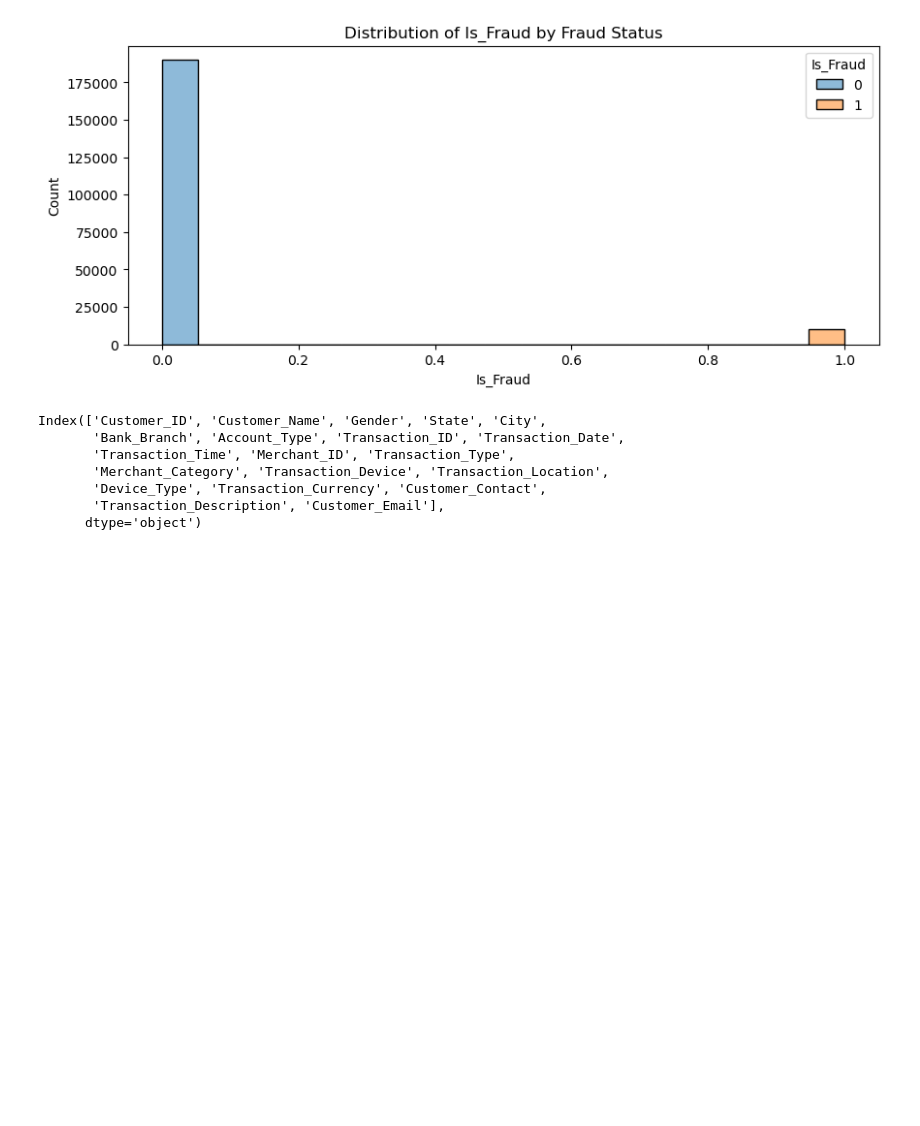
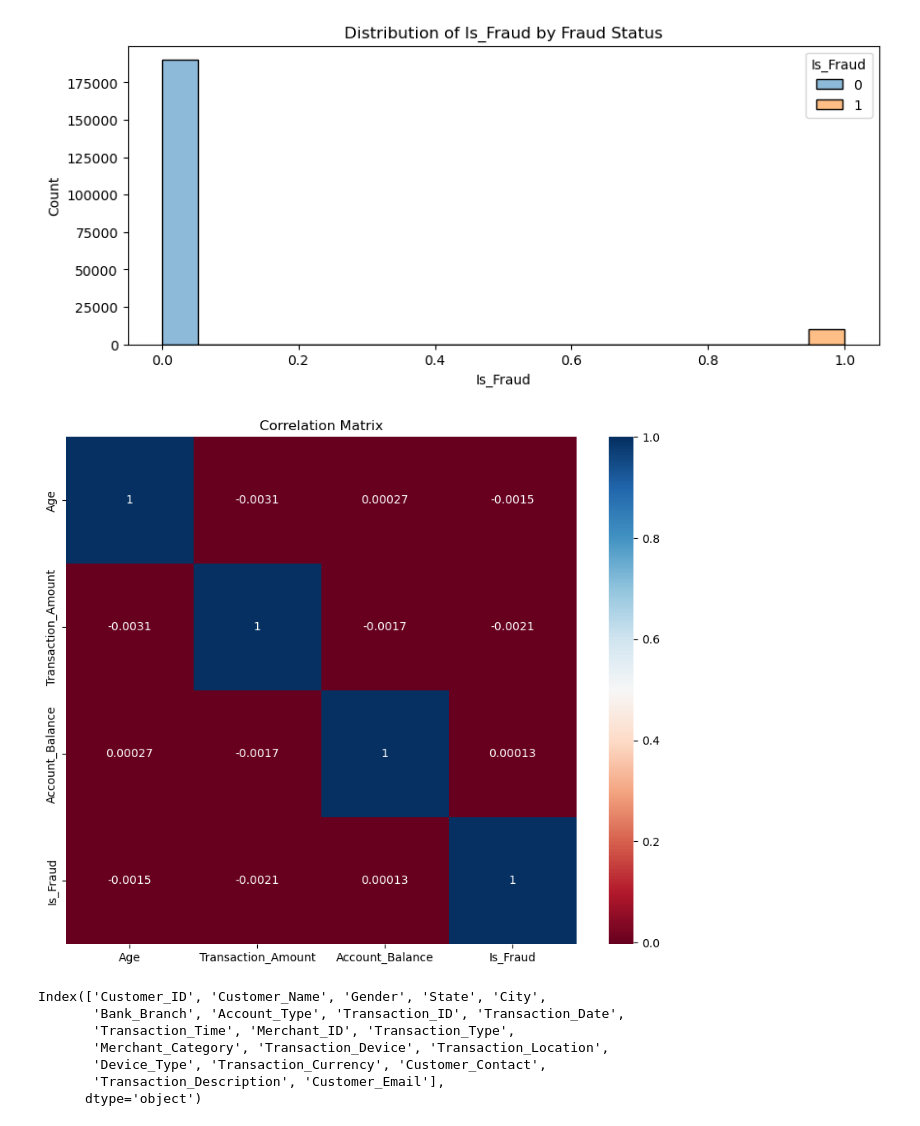
Before and after one commit to gkipkirui1/DSF-PT08P5-GROUP4-CAPSTONE-PROJECT, a Jupyter notebook: index.ipynb, the cells around one changed output. Drawn from its saved outputs; the diff is of its cells as text; code cells hidden in the pictures; blank space fills up the shorter version.

Commit message:
Numerical Columns Correlation

```diff
--- a/index.ipynb
+++ b/index.ipynb
@@ -256,6 +256,16 @@ for data in numerical_cols:
 [figure]
 [figure]
 [figure]
+# %%
+#Correlation for the numeric columns
+corr_matrix = df[numerical_cols].corr()
+
+plt.figure(figsize=(10, 8))
+sns.heatmap(corr_matrix, annot=True, cmap='RdBu')
+plt.title('Correlation Matrix')
+plt.show()
+# %% [output]
+[figure, added]
 # %%
 #Categorical columns visualization
 categorical_cols = df.select_dtypes(include=['object']).columns
```
Also changed, not shown: parts of 1 cell of this notebook.
